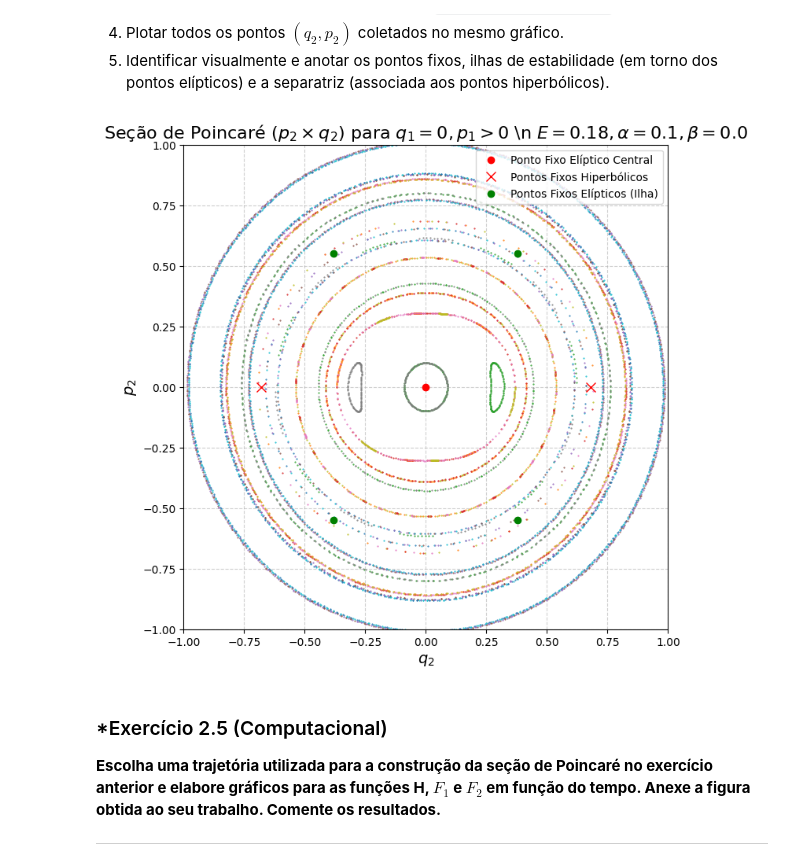
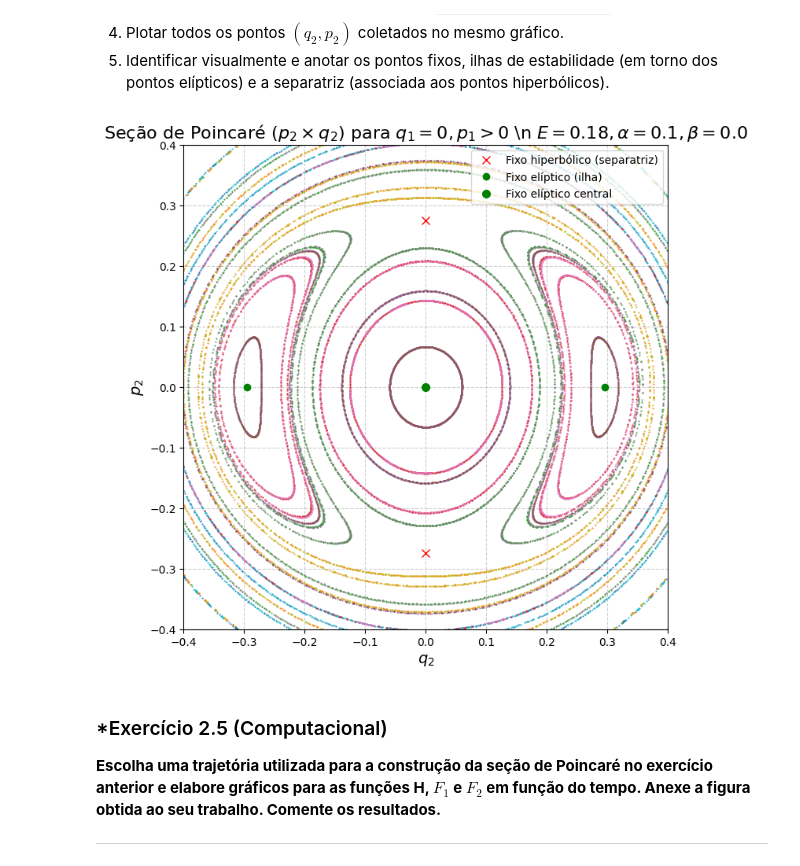
Before and after one commit to Academic-Codex/PGF5005-Mecanica-Classica, a Jupyter notebook: Estudo Dirigido 02/2.Walker-Ford.ipynb, the cells around one changed output. Saved outputs shown, nothing was run; the diff lists cells and outputs as text; code cells hidden in the pictures.

```diff
--- a/Estudo Dirigido 02/2.Walker-Ford.ipynb
+++ b/Estudo Dirigido 02/2.Walker-Ford.ipynb
@@ -373,49 +568,74 @@ integrator_2_4 = WalkerFordIntegrator(alpha=ALPHA, beta=BETA)
 fig, ax = plt.subplots(figsize=(10, 8))
 
 # Condições iniciais no plano (q2, p2)
-initial_q2s = np.linspace(-0.8, 0.8, 10)
-initial_p2s = [0.0] * 5 + np.linspace(-0.6, 0.6, 5)
+# initial_q2s = np.linspace(-0.8, 0.8, 10)
+# initial_p2s = [0.0] * 5 + np.linspace(-0.6, 0.6, 5)
+initial_q2s = np.linspace(-0.4, 0.4, 10)
+initial_p2s = np.linspace(-0.4, 0.4, 10)
 
 all_q2_points = []
 all_p2_points = []
 
 for q2_0 in initial_q2s:
     for p2_0 in initial_p2s:
         if q2_0 == 0 and p2_0 == 0: continue
 
         J2_0, phi2_0 = cartesian_to_action_angle(q2_0, p2_0)
         J1_0 = find_initial_J1(E, J2_0, PHI1_SECTION, phi2_0, integrator_2_4)
 
         if J1_0 is not None:
             initial_state = [PHI1_SECTION, phi2_0, J1_0, J2_0]
-            poincare_data = integrator_2_4.integrate_and_poincare(initial_state, dt=0.1, num_steps=20000)
+            poincare_data = integrator_2_4.integrate_and_poincare(initial_state, dt=0.1, num_steps=40000)
 
             if len(poincare_data) > 0:
                 J2_p = poincare_data[:, 3]
                 phi2_p = poincare_data[:, 1]
                 q2_p, p2_p = action_angle_to_cartesian(J2_p, phi2_p)
                 ax.plot(q2_p, p2_p, '.', ms=1.0)
 
 # Anotações
 ax.set_title(rf'Seção de Poincaré ($p_2 \times q_2$) para $q_1=0, p_1>0$ \n $E={E}, \alpha={ALPHA}, \beta={BETA}$', fontsize=16)
 ax.set_xlabel(r'$q_2$', fontsize=14)
 ax.set_ylabel(r'$p_2$', fontsize=14)
-ax.set_xlim(-1.0, 1.0)
-ax.set_ylim(-1.0, 1.0)
+ax.set_xlim(-0.4, 0.4)
+ax.set_ylim(-0.4, 0.4)
 ax.set_aspect('equal', adjustable='box')
 ax.grid(True, linestyle='--', alpha=0.6)
 
-# Adicionar indicações de pontos fixos
-ax.plot(0, 0, 'ro', label='Ponto Fixo Elíptico Central') # Ponto central elíptico
-ax.plot(0.68, 0, 'rx', ms=8, label='Pontos Fixos Hiperbólicos') # Pontos hiperbólicos na separatriz
-ax.plot(-0.68, 0, 'rx', ms=8)
-ax.plot([0.38, -0.38], [0.55, 0.55], 'go', ms=6, label='Pontos Fixos Elípticos (Ilha)')
-ax.plot([0.38, -0.38], [-0.55, -0.55], 'go', ms=6)
+# === Encontrar e plotar pontos fixos automaticamente ===
+# fp = find_fixed_points(E, integrator_2_4,
+#                        phi2_span=0.8, J2_min=0.03, J2_max=0.25,
+#                        n_phi=11, n_J=12, n_keep=12)
+# classify_and_plot(fp, integrator_2_4, E, ax)
+# ========================================================
 
-ax.legend()
+# # Adicionar indicações de pontos fixos
+# ax.plot(0, 0, 'ro', label='Ponto Fixo Elíptico Central') # Ponto central elíptico
+# ax.plot(0.68, 0, 'rx', ms=8, label='Pontos Fixos Hiperbólicos') # Pontos hiperbólicos na separatriz
+# ax.plot(-0.68, 0, 'rx', ms=8)
+# ax.plot([0.38, -0.38], [0.55, 0.55], 'go', ms=6, label='Pontos Fixos Elípticos (Ilha)')
+# ax.plot([0.38, -0.38], [-0.55, -0.55], 'go', ms=6)
+pts = fixed_points_WF(E=0.18, alpha=0.1, phi1_star=PHI1_SECTION)
+
+# sobrepor no gráfico:
+for q2,p2,kind,C,J2,J1 in pts:
+    if kind == 'central':
+        ax.plot(q2, p2, 'go', ms=7, label='Fixo elíptico central')
+    elif C == -1:
+        ax.plot(q2, p2, 'go', ms=6, label='Fixo elíptico (ilha)')  # centros laterais
+    else:
+        ax.plot(q2, p2, 'rx', ms=7, label='Fixo hiperbólico (separatriz)')
+
+# legenda sem duplicatas
+handles, labels = ax.get_legend_handles_labels()
+uniq = dict(zip(labels, handles))
+ax.legend(uniq.values(), uniq.keys())
+
+
+# ax.legend()
 plt.show()
 # %% [output]
-[figure, old version]
+[figure, new version]
 # %% [markdown]
 ### *Exercício 2.5 (Computacional)
 **Escolha uma trajetória utilizada para a construção da seção de Poincaré no exercício anterior e elabore gráficos para as funções H, $F_1$ e $F_2$ em função do tempo. Anexe a figura obtida ao seu trabalho. Comente os resultados.**
```
Also changed, not shown: parts of 18 cells of this notebook, 6 other files.
